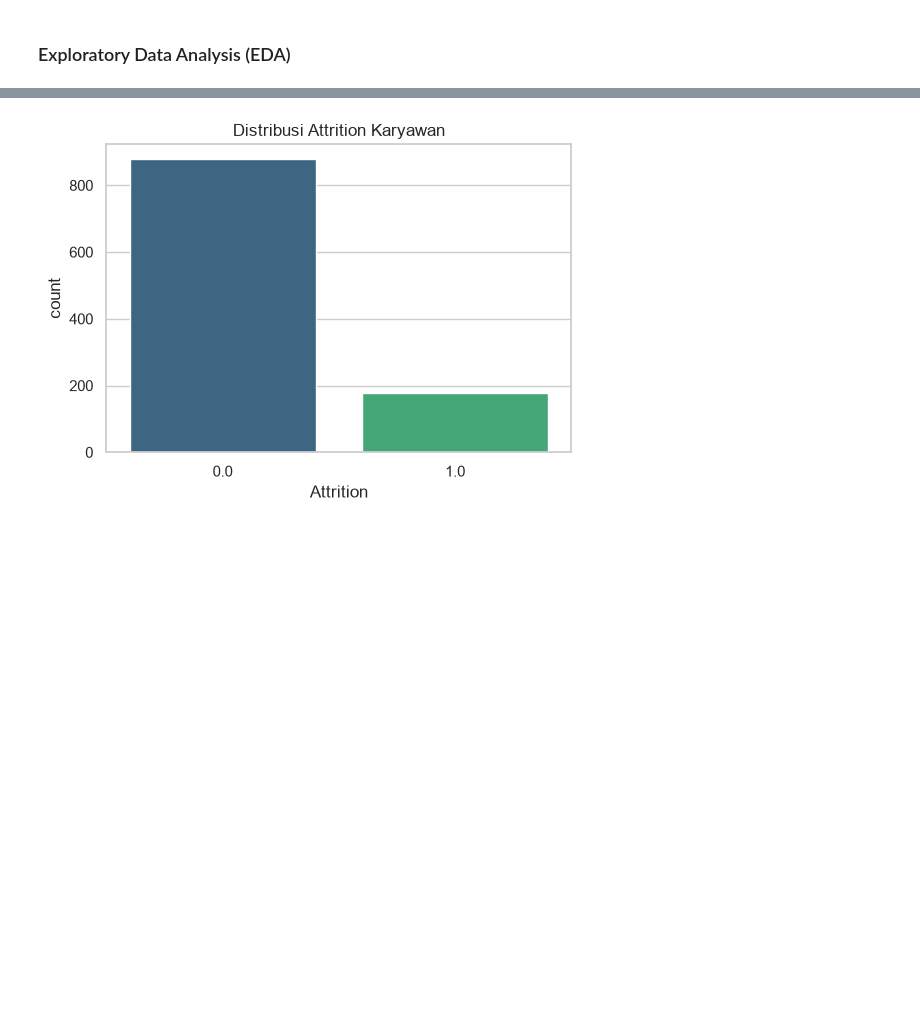
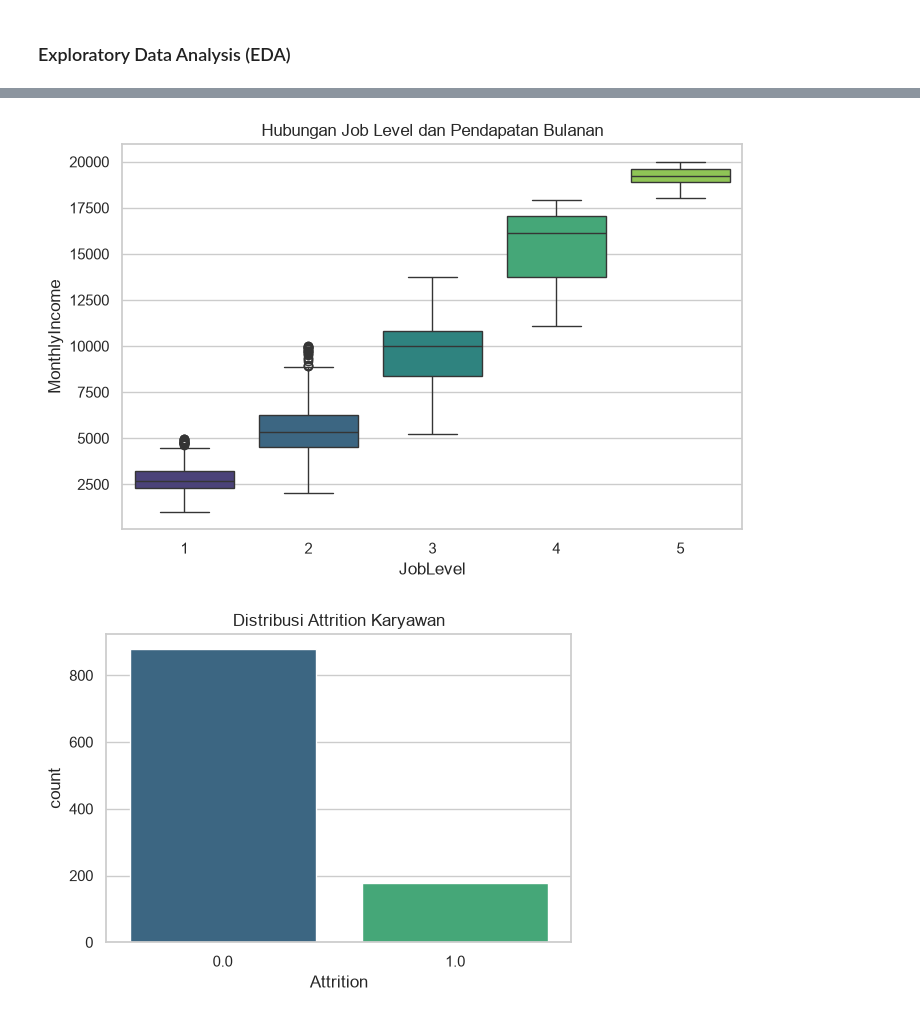
Before and after one commit to dzikri007/Summer-Project-Data-Science, a Jupyter notebook: Submission Pertama Menyelesaikan Permasalahan Human Resources/notebook.ipynb, the cells around one changed output, grey strips where cells are left out. Drawn from its saved outputs; the diff is of its cells as text; code cells hidden in the pictures; blank space fills up the shorter version.

Commit message:
feat: initialize Jupyter notebook for human resources data analysis project

```diff
--- a/Submission Pertama Menyelesaikan Permasalahan Human Resources/notebook.ipynb
+++ b/Submission Pertama Menyelesaikan Permasalahan Human Resources/notebook.ipynb
@@ -59,3 +74,11 @@ Statistik Deskriptif data:
+# %%
+# Eksplorasi 1: Job Level vs Monthly Income
+plt.figure(figsize=(8,5))
+sns.boxplot(data=data, x='JobLevel', y='MonthlyIncome', palette='viridis')
+plt.title('Hubungan Job Level dan Pendapatan Bulanan')
+plt.show()
+# %% [output]
+[figure, added]
 # %%
 # Setup visualisasi
 sns.set_theme(style="whitegrid")
```
Also changed, not shown: parts of 7 cells of this notebook.
